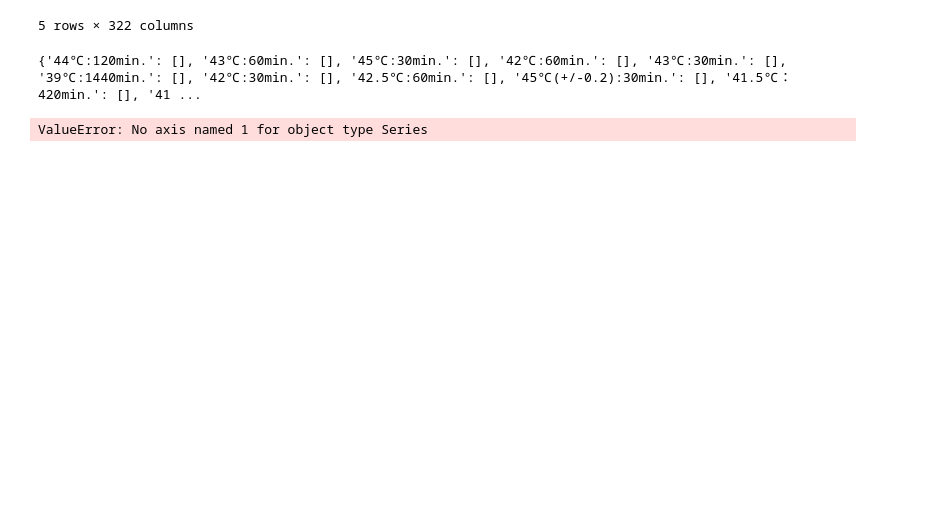
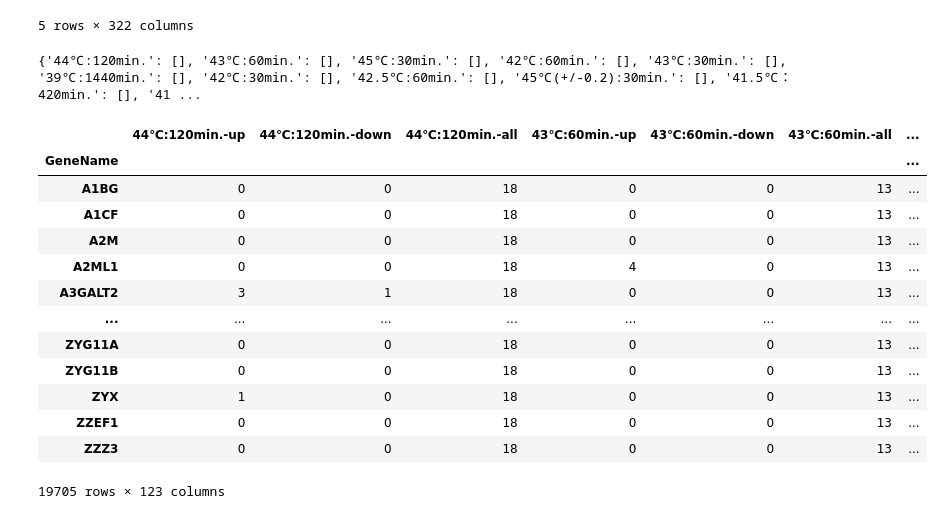
Before and after one commit to yonesora56/HS_code, a Jupyter notebook: 3_stacked_bar_graph/C_condition/HNscore_HN5_condition_type_human.ipynb, the cells around one changed output. Cells and saved outputs as stored; diff of their text form; code cells hidden in the pictures; blank space fills up the shorter version.

```diff
--- a/3_stacked_bar_graph/C_condition/HNscore_HN5_condition_type_human.ipynb
+++ b/3_stacked_bar_graph/C_condition/HNscore_HN5_condition_type_human.ipynb
@@ -69,41 +69,50 @@ print(column_types)
 # %% [output]
 {'44℃:120min.': [], '43℃:60min.': [], '45℃:30min.': [], '42℃:60min.': [], '43℃:30min.': [], '39℃:1440min.': [], '42℃:30min.': [], '42.5℃:60min.': [], '45℃(+/-0.2):30min.': [], '41.5℃：420min.': [], '41 ...
 # %%
+
 temp = pd.DataFrame()
 
+# Extract unique column name
+sample_list = df1.columns.unique()
 
-def process_columns(columns, df1, temp):
-    for col in columns:
-        thre = df1[col] >= 5
-        temp[col + '-up'] = thre.sum(axis=1)
-        thre = df1[col] <= 1/5
-        temp[col + '-down'] = thre.sum(axis=1)
-        thre = df1[col] >= 0
-        temp[col + '-all'] = thre.sum(axis=1)
-
-    for word in columns:
-        temp["unchange_" + word] = temp[word + "-all"] - temp[word + "-up"] - temp[word + "-down"]  # unchange
-        temp["HN5_" + word] = temp[word + "-up"] - temp[word + "-down"]  # HN-score (threshold 5)
-
-# distinguish column type such as RNA-seq, ncRNA-seq
-for col in sample_list:
-    for key in column_types.keys():
-        if key in col and col not in column_types[key]: # Run only if the column name contains a specific key and the column has not already been added to the list
-            column_types[key].append(col)
-
-# Perform processing for each column type
-for key, columns in column_types.items():
-    process_columns(columns, df1, temp)
+for col in sample_list:  # distinct UP, DOWN, ALL from df1
+    thre = df1.filter(like = col)>=5
+    temp[col + '-up' ] = thre.sum(axis=1)
+    thre = df1.filter(like = col)<=1/5
+    temp[col + '-down' ] = thre.sum(axis=1)
+    thre = df1.filter(like = col) >= 0
+    temp[col  + '-all'] = thre.sum(axis=1)
 
 all_columns = temp.filter(regex='-all$')  #ALL pair (for check)
 temp["all(check)"] = all_columns.sum(axis=1)
+
+thre =df1>= 0  # ALL pair
+temp["all"] = thre.sum(axis=1)
+
+for word in sample_list:
+    temp["unchange_" + word] = temp[word + "-all"] - temp[word + "-up"] - temp[word + "-down"] # unchnage
+    temp["HN5_" + word] =  temp[word + "-up"] - temp[word + "-down"] #HN-score (threshold 5)
+
 
 total_columns = temp.filter(regex='^HN5')  #Total_HN-score
 temp["Total_HN-score"] = total_columns.sum(axis=1)
 
 temp
 # %% [output]
+|  | 44℃:120min.-up | 44℃:120min.-down | 44℃:120min.-all | 43℃:60min.-up | 43℃:60min.-down | 43℃:60min.-all | ... |
+| GeneName |  |  |  |  |  |  | ... |
+| A1BG | 0 | 0 | 18 | 0 | 0 | 13 | ... |
+| A1CF | 0 | 0 | 18 | 0 | 0 | 13 | ... |
+| A2M | 0 | 0 | 18 | 0 | 0 | 13 | ... |
+| A2ML1 | 0 | 0 | 18 | 4 | 0 | 13 | ... |
+| A3GALT2 | 3 | 1 | 18 | 0 | 0 | 13 | ... |
+| ... | ... | ... | ... | ... | ... | ... | ... |
+| ZYG11A | 0 | 0 | 18 | 0 | 0 | 13 | ... |
+| ZYG11B | 0 | 0 | 18 | 0 | 0 | 13 | ... |
+| ZYX | 1 | 0 | 18 | 0 | 0 | 13 | ... |
+| ZZEF1 | 0 | 0 | 18 | 0 | 0 | 13 | ... |
+| ZZZ3 | 0 | 0 | 18 | 0 | 0 | 13 | ... |
-ValueError: No axis named 1 for object type Series
+19705 rows × 123 columns
 # %%
 tempHN5= temp.sort_values(by= "Total_HN-score", ascending=False)
 tempHN5
```
Also changed, not shown: parts of 3 cells of this notebook, 2 other files.
